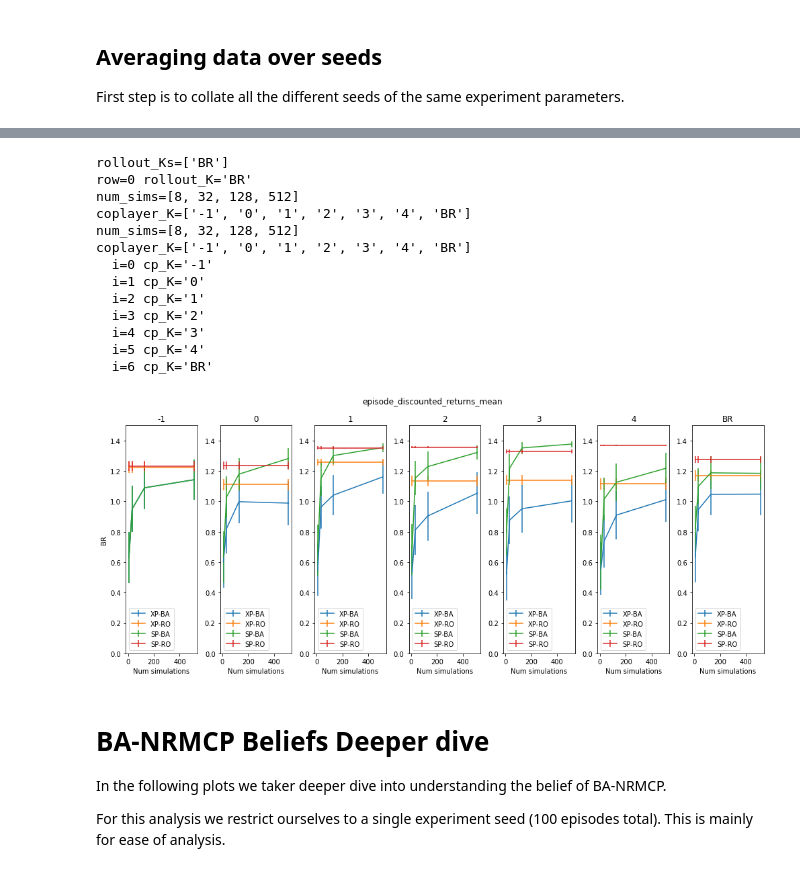
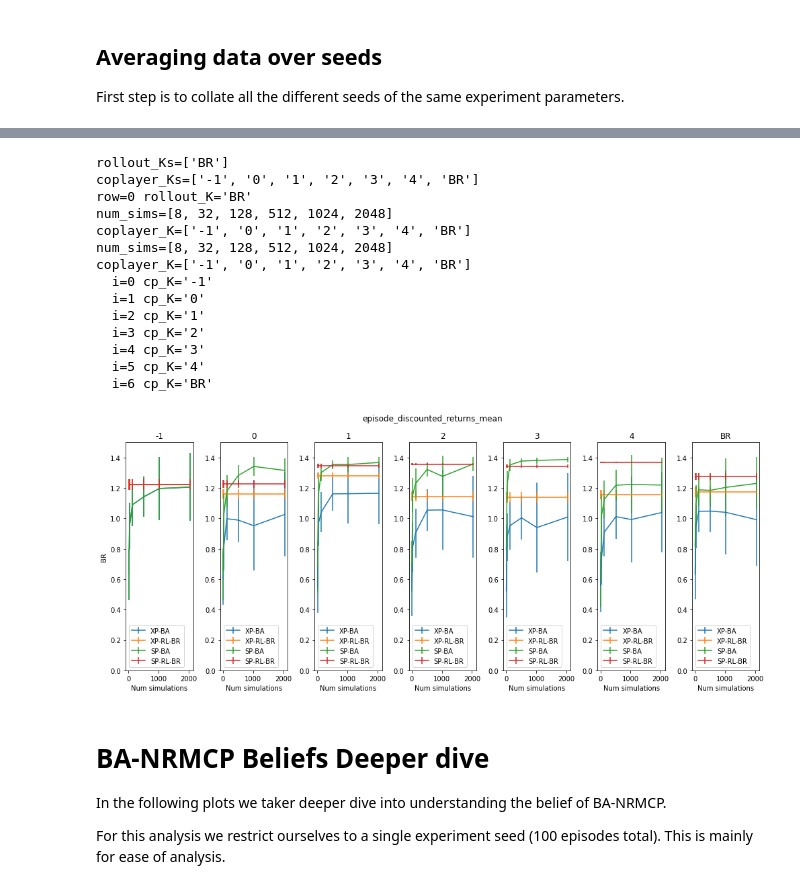
Before and after one commit to Jjschwartz/potmmcp, a Jupyter notebook: experiments/Driving/analysis_2022-08-02_banrmcp/banrmcp_puct_analysis.ipynb, the cells around one changed output, grey strips where cells are left out. Drawn from its saved outputs; the diff is of its cells as text; code cells hidden in the pictures.

Commit message:
driving plot updates

```diff
--- a/experiments/Driving/analysis_2022-08-02_banrmcp/banrmcp_puct_analysis.ipynb
+++ b/experiments/Driving/analysis_2022-08-02_banrmcp/banrmcp_puct_analysis.ipynb
@@ -91,0 +89,4 @@ epsilon: 0.01
+# %%
+print("Columns:")
+for c in ba_df.columns:
+    print(c)
@@ -115,15 +132,15 @@ columns_to_drop = [
 ]
 rl_df = plot_utils.import_results(rl_results_dir, columns_to_drop, False)
 
-rl_df = rl_df[
-    rl_df["exp_id"].isin(
-        rl_df[
-            (rl_df["K"].isin(ba_df["rollout_K"]))
-            & (rl_df["train_seed"].isin(ba_df["rollout_seed"]))
-            & (rl_df["coplayer_K"].isin(ba_df["coplayer_K"]))
-        ]["exp_id"]
-    )
-]
+# rl_df = rl_df[
+#     rl_df["exp_id"].isin(
+#         rl_df[
+#             (rl_df["K"].isin(ba_df["rollout_K"]))
+#             & (rl_df["train_seed"].isin(ba_df["rollout_seed"]))
+#             & (rl_df["coplayer_K"].isin(ba_df["coplayer_K"]))
+#         ]["exp_id"]
+#     )
+# ]
 
 rl_df.columns
 plot_utils.validate_and_display(rl_df, False)
@@ -235,12 +252,8 @@ def get_all_mean_rl_pw_values(plot_df, y_key: str):
     return (row_policy_IDs, col_policy_IDs), sp_pw_returns, xp_pw_returns
 
 def get_all_mean_ba_pw_values(plot_df, y_key: str):
-    """Get pairwise mean values for num_sims vs coplayer policy.
-
-    This will be for a specific rollout policy.
-    """
+    """Get pairwise mean values for num_sims vs coplayer policy."""
     ba_only_plot_df = plot_utils.filter_by(plot_df, [("K", "==", "BA")])
-    assert len(ba_only_plot_df["rollout_K"].unique().tolist()) == 1
 
     num_sims = ba_only_plot_df["num_sims"].unique().tolist()
     num_sims = [int(n) for n in num_sims]
@@ -531,17 +530,11 @@ new_df = groups["episode_discounted_returns_mean"].mean().reset_index()
 new_df["exp_id"] = groups["exp_id"].min().reset_index()["exp_id"]
 new_df["num_episodes"] = groups["num_episodes"].sum().reset_index()["num_episodes"]
 new_df["episode_steps_mean"] = groups["episode_steps_mean"].mean().reset_index()["episode_steps_mean"]
+new_df["episode_times_mean"] = groups["episode_times_mean"].mean().reset_index()["episode_times_mean"]
 new_df["prop_WIN"] = groups["prop_WIN"].mean().reset_index()["prop_WIN"]
 
 new_df.sort_values(["agent_id", "num_sims"], inplace=True)
 
 print(new_df)
 print(new_df["K"].unique())
-
-# Number of expected entries
-# 10 experiment seeds
-# BAPOSGMCP: 1 other_prior seeds * 8 num_sims
-# pi_2: 5 train_seeds
-# Total entries = 2 * (10 * 1 * 8 * 5) = 800
-# Averaged entries = 800 / 10 = 80
 # %% [output]
@@ -635,29 +643,30 @@ coplayer_K=['-1', '0', '1', '2', '3', '4', 'BR']
 # %%
-lineplot_ba_values_by_rollout_K(
+lineplot_ba_values(
     new_df,
     y_key="episode_discounted_returns_mean",
     y_err_key="episode_discounted_returns_CI",
-    include_rl_comparison=True,
+    rl_comparison_K=["BR"],
     plot_rl_df=rl_df,
     vrange=(-0.0, 1.5),
     figsize=(14, 6)
 )
 plt.show()
 # %% [output]
 rollout_Ks=['BR']
+coplayer_Ks=['-1', '0', '1', '2', '3', '4', 'BR']
 row=0 rollout_K='BR'
-num_sims=[8, 32, 128, 512]
+num_sims=[8, 32, 128, 512, 1024, 2048]
 coplayer_K=['-1', '0', '1', '2', '3', '4', 'BR']
-num_sims=[8, 32, 128, 512]
+num_sims=[8, 32, 128, 512, 1024, 2048]
 coplayer_K=['-1', '0', '1', '2', '3', '4', 'BR']
   i=0 cp_K='-1'
   i=1 cp_K='0'
   i=2 cp_K='1'
   i=3 cp_K='2'
   i=4 cp_K='3'
   i=5 cp_K='4'
   i=6 cp_K='BR'
-[figure, old version]
+[figure, new version]
 # %% [markdown]
 # BA-NRMCP Beliefs Deeper dive
 
```
Also changed, not shown: parts of 16 cells of this notebook, 1 other file.
